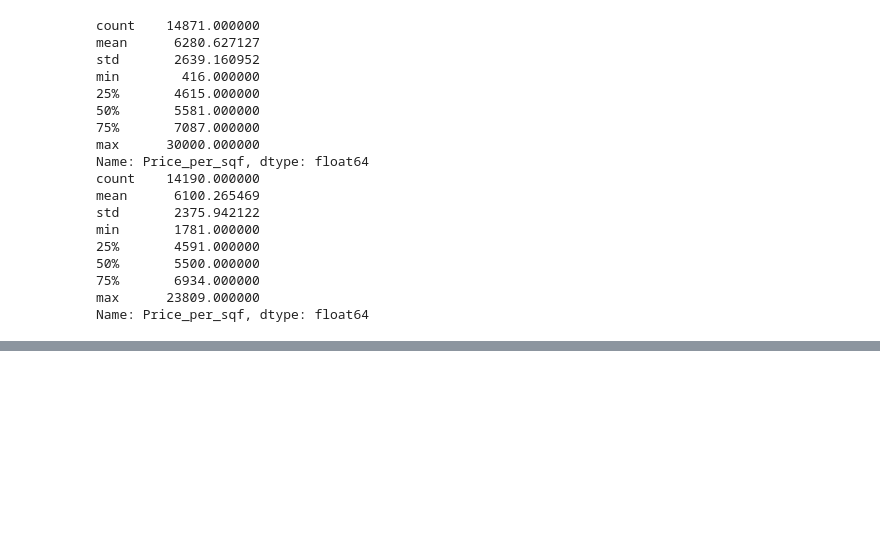
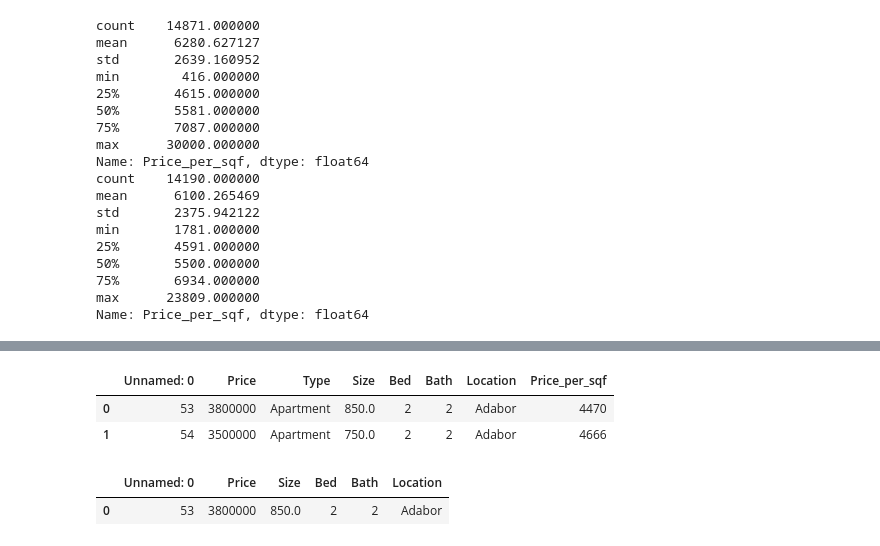
Before and after one commit to samiha-mahin/Dhaka_Apartment_Price_Prediction_ML, a Jupyter notebook: Dhaka_Apartment_Price_Prediction.ipynb, the cells around one changed output, grey strips where cells are left out. Saved outputs shown, nothing was run; the diff lists cells and outputs as text; code cells hidden in the pictures; blank space fills up the shorter version.

```diff
--- a/Dhaka_Apartment_Price_Prediction.ipynb
+++ b/Dhaka_Apartment_Price_Prediction.ipynb
@@ -432,0 +447,13 @@ Name: Price_per_sqf, dtype: float64
+# %%
+df16 = df15.copy()
+df16.head(2)
+# %% [output]
+|  | Unnamed: 0 | Price | Type | Size | Bed | Bath | Location | Price_per_sqf |
+| 0 | 53 | 3800000 | Apartment | 850.0 | 2 | 2 | Adabor | 4470 |
+| 1 | 54 | 3500000 | Apartment | 750.0 | 2 | 2 | Adabor | 4666 |
+# %%
+df17 = df16.drop(['Type', 'Price_per_sqf'], axis=1)
+df17.head(1)
+# %% [output]
+|  | Unnamed: 0 | Price | Size | Bed | Bath | Location |
+| 0 | 53 | 3800000 | 850.0 | 2 | 2 | Adabor |
```
Also changed, not shown: parts of 19 cells of this notebook.
